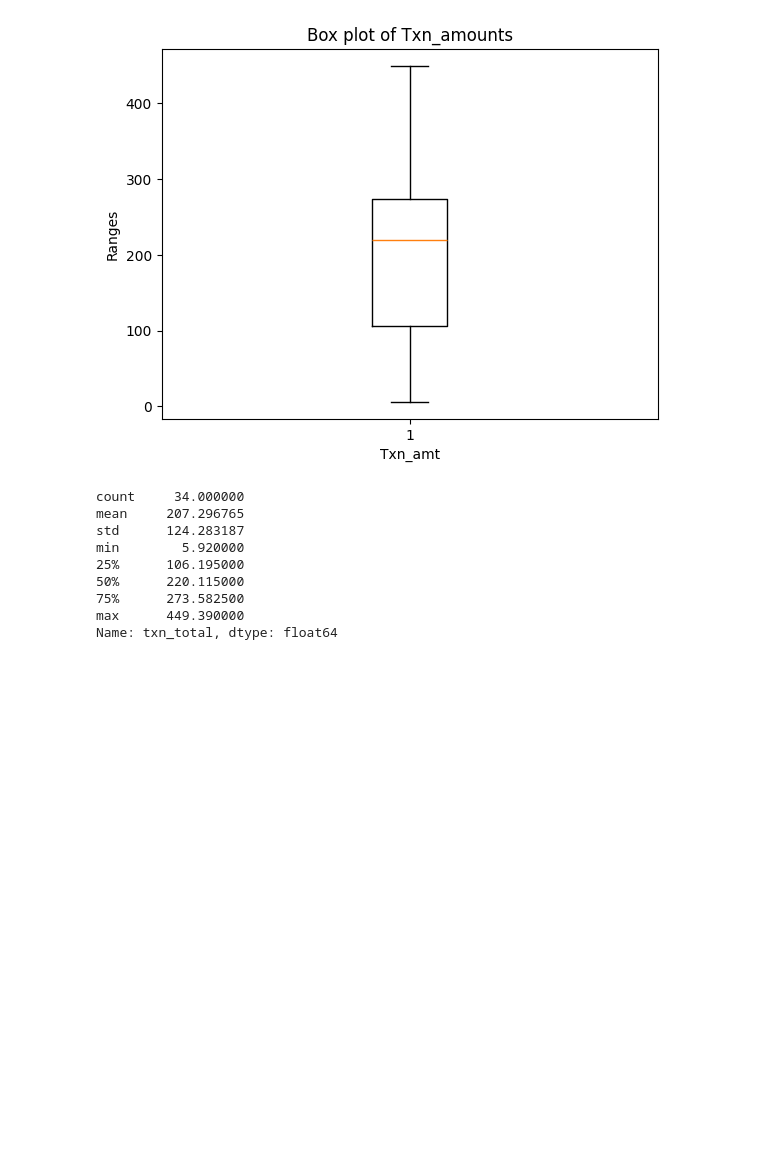
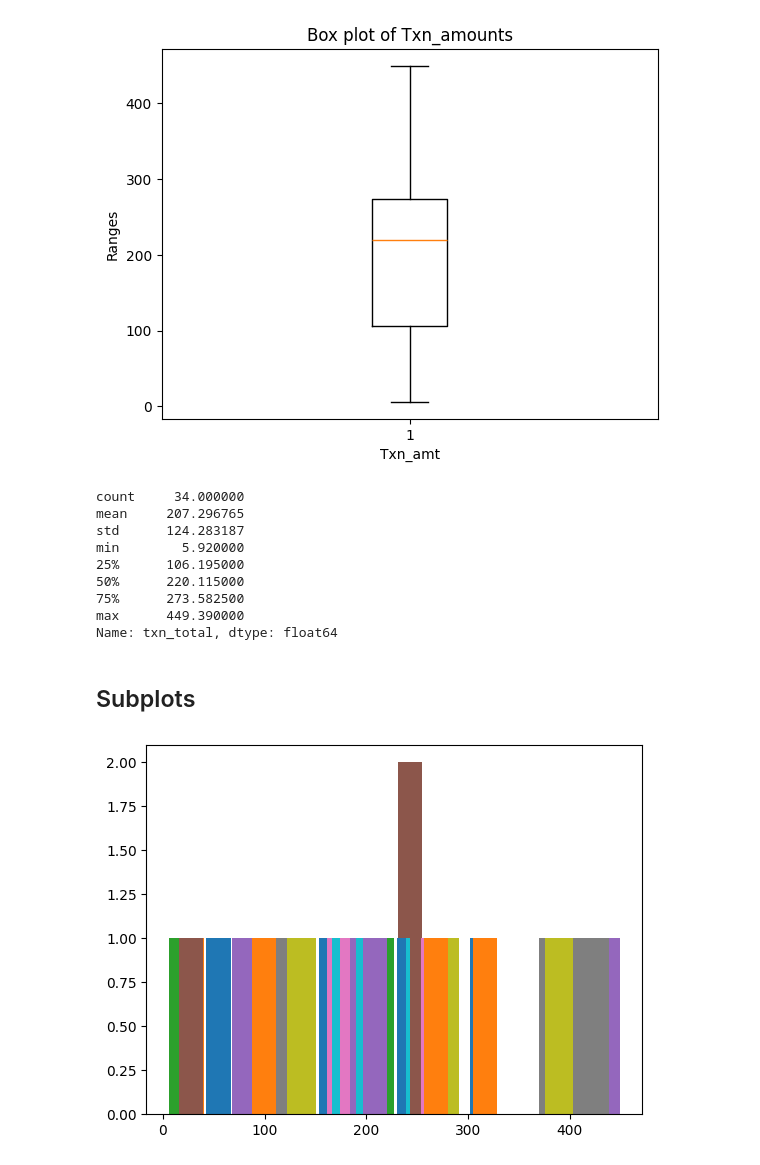
Before and after one commit to PrajwalLuitel/lambton_college_assessments, a Jupyter notebook: data_visualization/class_practice/week2.ipynb, the cells around one changed output. Drawn from its saved outputs; the diff is of its cells as text; code cells hidden in the pictures; blank space fills up the shorter version.

Commit message:
subplots

```diff
--- a/data_visualization/class_practice/week2.ipynb
+++ b/data_visualization/class_practice/week2.ipynb
@@ -37,3 +37,15 @@ min        5.920000
 75%      273.582500
 max      449.390000
 Name: txn_total, dtype: float64
+# %% [markdown]
+## Subplots
+# %%
+to_plot = list(df["Customers"].unique())
+
+# fig = plt.subplots((len(df['Customers'].unique())//3,3))
+i = 0
+for plot in range(1,len(df['Customers'].unique())+1):
+
+    plt.hist(df[df["Customers"]==to_plot[plot-1]]["txn_total"])
+# %% [output]
+[figure, added]
```
Also changed, not shown: parts of 3 cells of this notebook.
